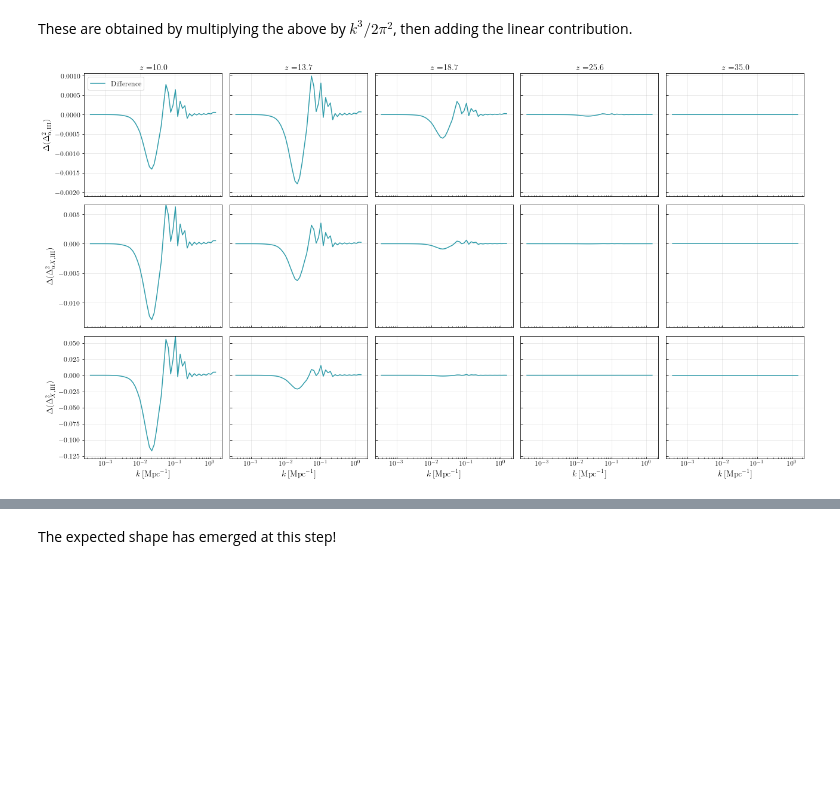
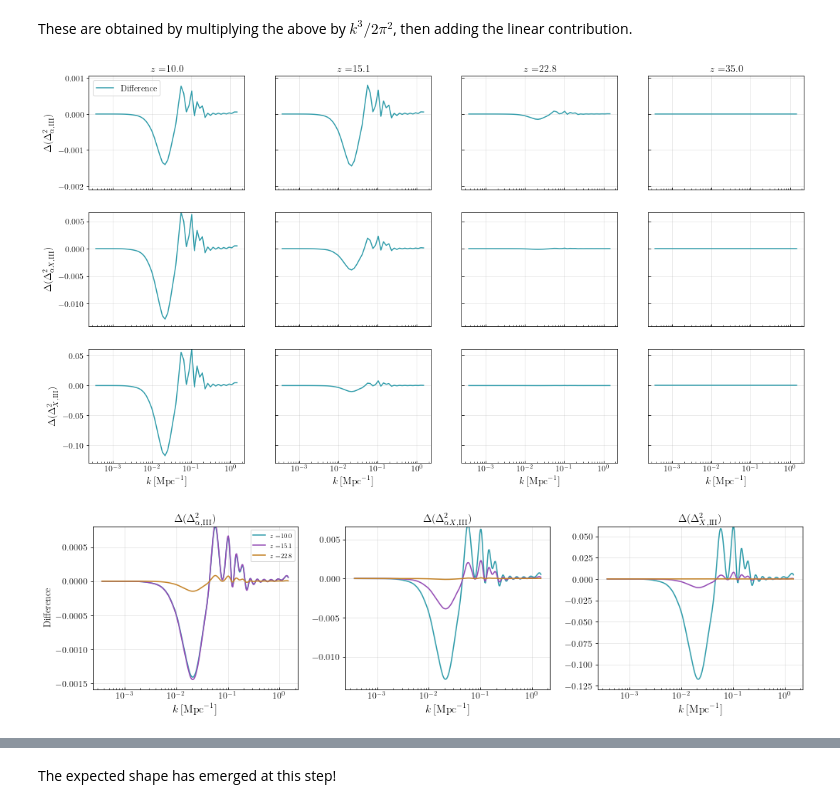
Before and after one commit to ryanyrzh/Zeus21, a Jupyter notebook: aniso_tests/corr_breakdown.ipynb, the cells around one changed output, grey strips where cells are left out. Saved outputs shown, nothing was run; the diff lists cells and outputs as text; code cells hidden in the pictures; blank space fills up the shorter version.

```diff
--- a/aniso_tests/corr_breakdown.ipynb
+++ b/aniso_tests/corr_breakdown.ipynb
@@ -361,0 +386,13 @@ plt.tight_layout()
+# %%
+# Compute percent difference w.r.t. iso at the peak difference for each chosen z
+percent_diffs = []
+for i, r_peak, xi_peak in zip(idxs, r_peak_vals, xi_peak_vals):
+    # Find the value of the isotropic correlation at r_peak
+    idx_r = np.argmin(np.abs(rlist - r_peak))
+    xi_iso = xi_V_R1R2[i, idx_r]
+    if np.abs(xi_iso) > 0:
+        percent_diff = 100 * xi_peak / xi_iso
+    else:
+        percent_diff = np.nan  # avoid divide by zero
+    percent_diffs.append(percent_diff)
+    print(f"z = {zlist[i]:.2f}: Percent diff at r = {r_peak:.2f} Mpc: {percent_diff:.2f}%")
@@ -445,7 +614,7 @@ Deltasq_Tx_III_aniso = PS21_aniso.Deltasq_Tx_III
 Deltasq_Tx_III_diff = Deltasq_Tx_III_aniso - Deltasq_Tx_III
 # %%
 Nz = zlist.shape[0]
-idxs = np.unique(np.linspace(0, Nz - 1, 5, dtype=int))
+idxs = np.unique(np.linspace(0, Nz - 1, 4, dtype=int))
 
 fig, axes = plt.subplots(3, len(idxs), figsize=(18, 10), sharey='row', sharex=True)
 
@@ -455,31 +624,90 @@ for ax, i in zip(axes[0], idxs):
     ax.set_ylim(Deltasq_xa_III_diff.min()*1.1, Deltasq_xa_III_diff.max())
     ax.set_title(r"$z=${%.1f}" % (zlist[i]), fontsize=14)
     ax.tick_params(axis='x', which='both', direction='in')
     ax.grid(True, alpha=0.3)
 axes[0][0].set_ylabel(r'$\Delta(\Delta^2_{\alpha, \mathrm{III}})$', fontsize=14)
 axes[0][0].legend()
 
 for ax, i in zip(axes[1], idxs):
     ax.plot(klist, Deltasq_xaTx_III_diff[i, :], color="#309caa", label='Difference')
     ax.set_xscale('log')
     ax.set_ylim(Deltasq_xaTx_III_diff.min()*1.1, Deltasq_xaTx_III_diff.max())
     ax.tick_params(axis='x', which='both', direction='in')
     ax.grid(True, alpha=0.3)
 axes[1][0].set_ylabel(r'$\Delta(\Delta^2_{\alpha X, \mathrm{III}})$', fontsize=14)
 
 for ax, i in zip(axes[2], idxs):
     ax.plot(klist, Deltasq_Tx_III_diff[i, :], color="#309caa", label='Difference')
     ax.set_xscale('log')
     ax.set_ylim(Deltasq_Tx_III_diff.min()*1.1, Deltasq_Tx_III_diff.max())
     ax.set_xlabel(r"$k\,[\mathrm{Mpc}^{-1}]$", fontsize=14)
     ax.tick_params(axis='x', which='both', direction='in')
     ax.grid(True, alpha=0.3)
 axes[2][0].set_ylabel(r'$\Delta(\Delta^2_{X, \mathrm{III}})$', fontsize=14)
 
 for row_axes in axes:
     for ax in row_axes[1:]:
         ax.tick_params(axis='y', which='both', labelleft=False, direction='in')
 
+# Collapse the first 3 (of 5/z) plots in each row into one, discard 4 and 5,
+# then transpose to a 1-row, 3-column layout, DO NOT share y axis
+
+fig, axes = plt.subplots(1, 3, figsize=(14, 4), sharey=False, sharex=True)
+
+row_labels = [
+    r'$\Delta(\Delta^2_{\alpha, \mathrm{III}})$',
+    r'$\Delta(\Delta^2_{\alpha X, \mathrm{III}})$',
+    r'$\Delta(\Delta^2_{X, \mathrm{III}})$'
+]
+row_vars = [
+    Deltasq_xa_III_diff,
+    Deltasq_xaTx_III_diff,
+    Deltasq_Tx_III_diff
+]
+colors = ["#309caa", "#934ab4", "#c48226"]
+label_template = r"$z=${%.1f}"
+
+from scipy.interpolate import interp1d
+
+num_interp = 300  # Number of interpolated points for smooth curve
+klist_dense = np.logspace(np.log10(klist.min()), np.log10(klist.max()), num=num_interp)
+
+for col in range(3):
+    v = row_vars[col]
+    ymin = np.nanmin(v[idxs[:3], :])
+    ymax = np.nanmax(v[idxs[:3], :])
+    for j, i in enumerate(idxs[:3]):
+        # Remove NaN values for interpolation
+        mask = ~np.isnan(v[i, :])
+        k_valid = klist[mask]
+        v_valid = v[i, :][mask]
+        if len(k_valid) > 1:
+            f_interp = interp1d(k_valid, v_valid, kind='cubic', bounds_error=False, fill_value="extrapolate")
+            v_dense = f_interp(klist_dense)
+            axes[col].plot(
+                klist_dense, v_dense,
+                label=label_template % (zlist[i]),
+                color=colors[j]
+            )
+        else:
+            # fallback to raw, in case of insufficient points
+            axes[col].plot(
+                klist, v[i, :],
+                label=label_template % (zlist[i]),
+                color=colors[j]
+            )
+        # Note: Only one plot command per curve! (no duplicate plot)
+    axes[col].set_xscale('log')
+    axes[col].set_ylim(ymin*1.1 if ymin < 0 else ymin*0.9, ymax)
+    axes[col].set_title(row_labels[col], fontsize=14)
+    axes[col].grid(True, alpha=0.3)
+    axes[col].tick_params(axis='x', which='both', direction='in')
+    axes[col].set_xlabel(r"$k\,[\mathrm{Mpc}^{-1}]$", fontsize=14)
+axes[0].set_ylabel("Difference")
+axes[0].legend(fontsize=8)
+
+
 plt.tight_layout()
 # %% [output]
-[figure, old version]
+[figure, new version]
+[figure, added]
```
Also changed, not shown: parts of 13 cells of this notebook.
